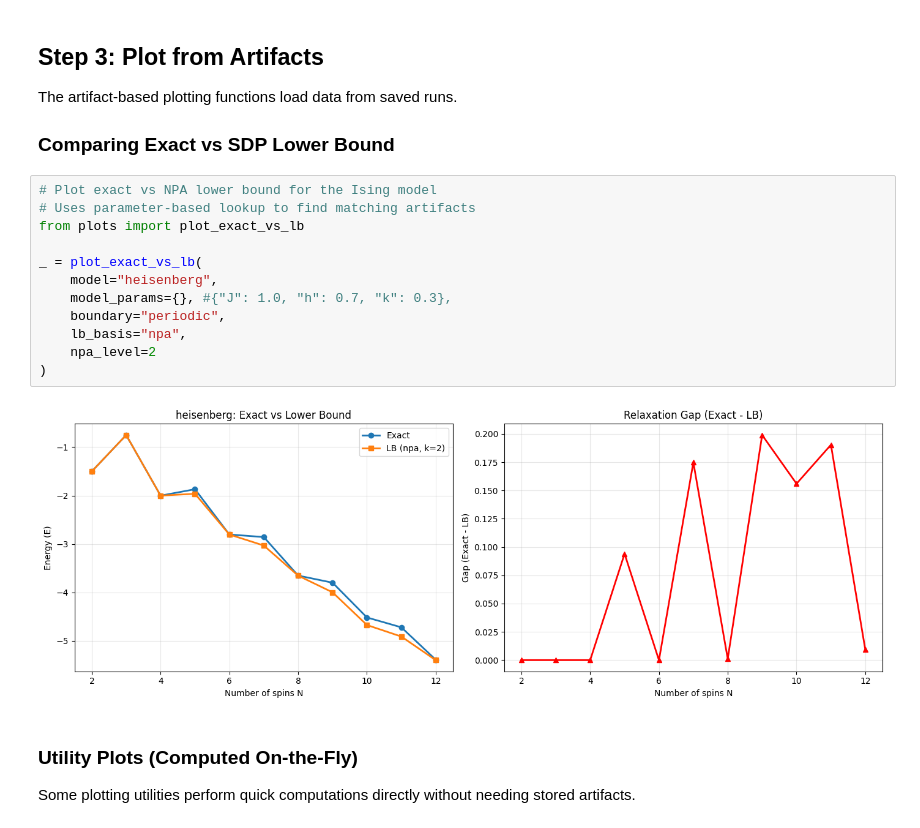
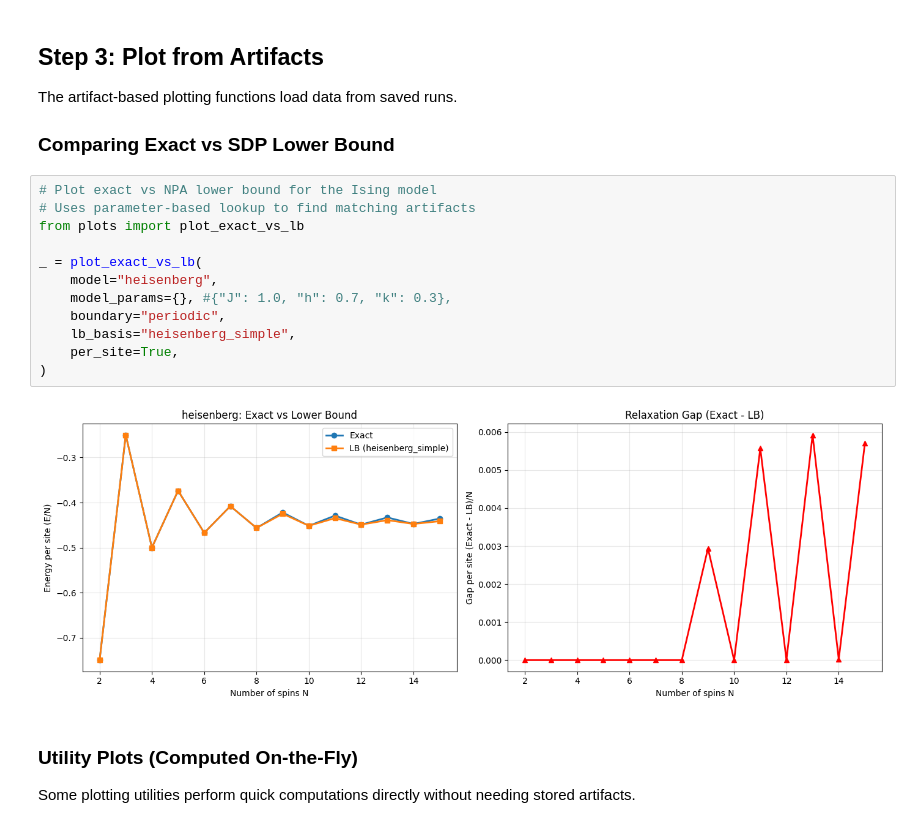
Before and after one commit to Ciscone7/OptimalMomentsNPA, a Jupyter notebook: workflow_demo.ipynb, the cells around one changed output. Drawn from its saved outputs; the diff is of its cells as text.

```diff
--- a/workflow_demo.ipynb
+++ b/workflow_demo.ipynb
@@ -86,17 +91,17 @@ The artifact-based plotting functions load data from saved runs.
 # %%
 # Plot exact vs NPA lower bound for the Ising model
 # Uses parameter-based lookup to find matching artifacts
 from plots import plot_exact_vs_lb
 
 _ = plot_exact_vs_lb(
     model="heisenberg",
     model_params={}, #{"J": 1.0, "h": 0.7, "k": 0.3},
     boundary="periodic",
-    lb_basis="npa",
-    npa_level=2
+    lb_basis="heisenberg_simple",
+    per_site=True,
 )
 # %% [output]
-[figure, old version]
+[figure, new version]
 # %% [markdown]
 ### Utility Plots (Computed On-the-Fly)
 
```
Also changed, not shown: parts of 14 cells of this notebook, 2 other files.
